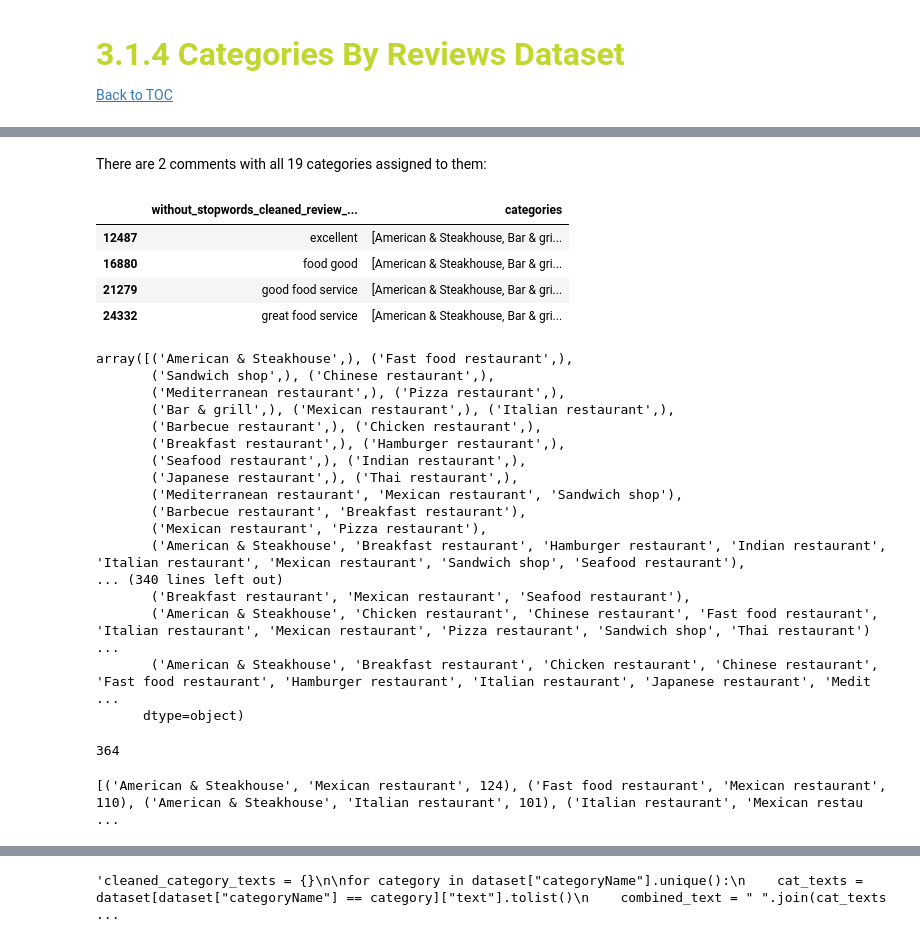
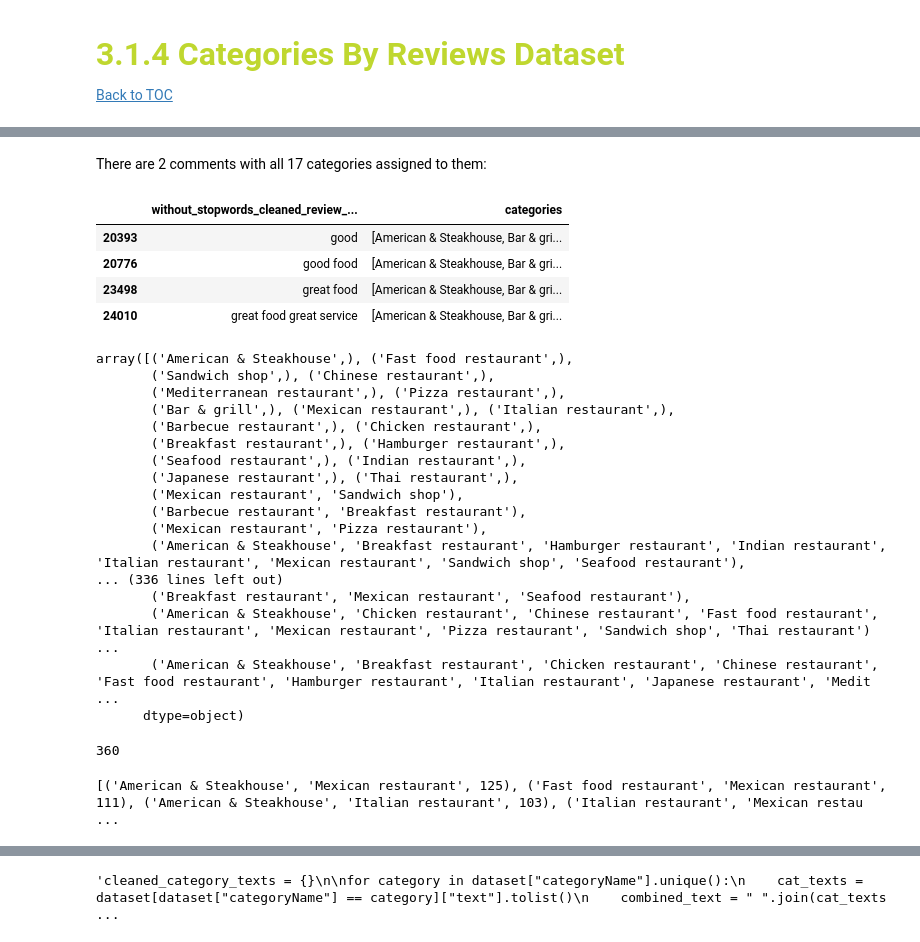
Before and after one commit to beatrizmarques2005/text_mining_in_reviews, a Jupyter notebook: notebooks/03_multilabel_classification.ipynb, the cells around one changed output, grey strips where cells are left out. Cells and saved outputs as stored; diff of their text form; code cells hidden in the pictures.

```diff
--- a/notebooks/03_multilabel_classification.ipynb
+++ b/notebooks/03_multilabel_classification.ipynb
@@ -201,7 +204,7 @@ The restaurant category with the most comments is the "Italian Restaurant", and
 <font color='red'> !!!!!!!! ESTAMOS A IMPORTAR O DATASET TRANSLATED, PORTANTO EM VEZ DE USAR O TEXT, DEVE SE USAR O TEXT_FOR_PIPELINE
 # %%
 dataset['with_stopword_cleaned_review_body'] =\
-    dataset['text'].map(
+    dataset['text_for_pipeline'].map(
     lambda content: main_pipeline(content,
         print_output = False,
         no_stopwords=False,            #stopwords
@@ -216,7 +219,7 @@ dataset['with_stopword_cleaned_review_body'] =\
         tokenized_output=False,
         no_emojis=True,
         no_hashtags=True,
-        hashtag_retain_words=False,
+        hashtag_retain_words=True,
         no_newlines=True,
         no_urls=True,
         no_punctuation=True,
@@ -260,7 +263,7 @@ dataset['without_stopwords_cleaned_review_body'] =\
         tokenized_output=False,
         no_emojis=True,
         no_hashtags=True,
-        hashtag_retain_words=False,
+        hashtag_retain_words=True,
         no_newlines=True,
         no_urls=True,
         no_punctuation=True,
@@ -548,15 +513,15 @@ bar_chart(
     top_n=len(df_plot_filtered)  # ensure all appear
 )
 # %% [markdown]
-There are 2 comments with all 19 categories assigned to them:
+There are 2 comments with all 17 categories assigned to them:
 # %%
-new_dataset[new_dataset['categories'].apply(len) == 16]
+new_dataset[new_dataset['categories'].apply(len) == 17]
 # %% [output]
 |  | without_stopwords_cleaned_review_... | categories |
-| 12487 | excellent | [American & Steakhouse, Bar & gri... |
-| 16880 | food good | [American & Steakhouse, Bar & gri... |
-| 21279 | good food service | [American & Steakhouse, Bar & gri... |
-| 24332 | great food service | [American & Steakhouse, Bar & gri... |
+| 20393 | good | [American & Steakhouse, Bar & gri... |
+| 20776 | good food | [American & Steakhouse, Bar & gri... |
+| 23498 | great food | [American & Steakhouse, Bar & gri... |
+| 24010 | great food great service | [American & Steakhouse, Bar & gri... |
 # %%
 new_dataset['categories'].apply(tuple).unique()
 # %% [output]
@@ -568,11 +533,11 @@ array([('American & Steakhouse',), ('Fast food restaurant',),
        ('Breakfast restaurant',), ('Hamburger restaurant',),
        ('Seafood restaurant',), ('Indian restaurant',),
        ('Japanese restaurant',), ('Thai restaurant',),
-       ('Mediterranean restaurant', 'Mexican restaurant', 'Sandwich shop'),
+       ('Mexican restaurant', 'Sandwich shop'),
        ('Barbecue restaurant', 'Breakfast restaurant'),
        ('Mexican restaurant', 'Pizza restaurant'),
        ('American & Steakhouse', 'Breakfast restaurant', 'Hamburger restaurant', 'Indian restaurant', 'Italian restaurant', 'Mexican restaurant', 'Sandwich shop', 'Seafood restaurant'),
-... (340 lines left out)
+... (336 lines left out)
        ('Breakfast restaurant', 'Mexican restaurant', 'Seafood restaurant'),
        ('American & Steakhouse', 'Chicken restaurant', 'Chinese restaurant', 'Fast food restaurant', 'Italian restaurant', 'Mexican restaurant', 'Pizza restaurant', 'Sandwich shop', 'Thai restaurant') ...
        ('American & Steakhouse', 'Breakfast restaurant', 'Chicken restaurant', 'Chinese restaurant', 'Fast food restaurant', 'Hamburger restaurant', 'Italian restaurant', 'Japanese restaurant', 'Medit ...
@@ -580,7 +545,7 @@ array([('American & Steakhouse',), ('Fast food restaurant',),
 # %%
 new_dataset['categories'].apply(tuple).nunique()
 # %% [output]
-364
+360
 # %%
 # see what categories co-occur the most (appear together in the same review)
 new_dataset["categories_tuple"] = new_dataset["categories"].apply(lambda x: tuple(sorted(x)))
@@ -616,7 +581,7 @@ for cat in all_cats:
 heatmap_chart(co_matrix,
               title="Category Co-Occurrence Matrix",)
 # %% [output]
-[('American & Steakhouse', 'Mexican restaurant', 124), ('Fast food restaurant', 'Mexican restaurant', 110), ('American & Steakhouse', 'Italian restaurant', 101), ('Italian restaurant', 'Mexican restau ...
+[('American & Steakhouse', 'Mexican restaurant', 125), ('Fast food restaurant', 'Mexican restaurant', 111), ('American & Steakhouse', 'Italian restaurant', 103), ('Italian restaurant', 'Mexican restau ...
 # %%
 cooc_dict = {}
 
```
Also changed, not shown: parts of 15 cells of this notebook.
